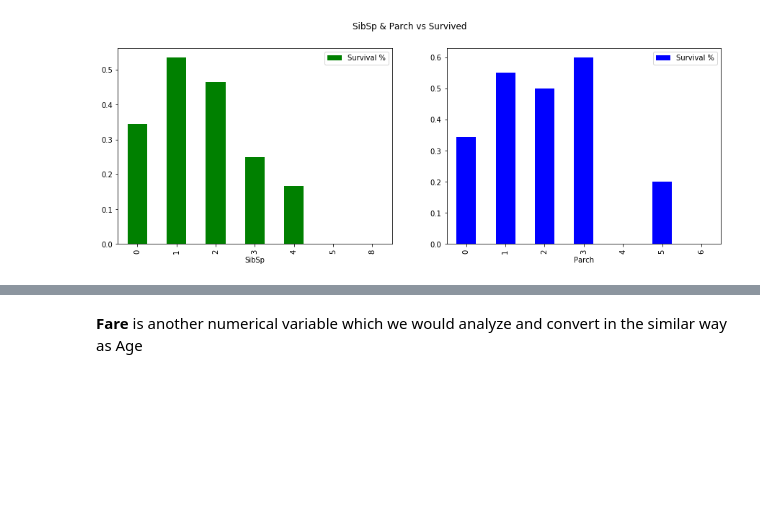
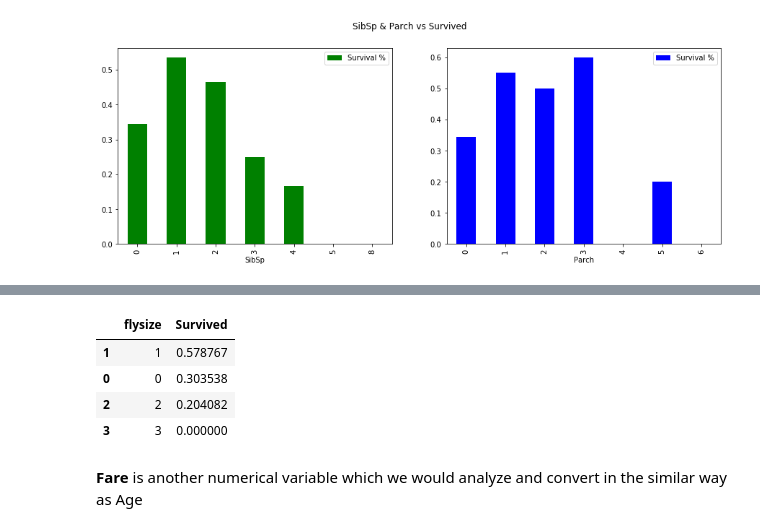
Before and after one commit to Rajesh-Nair/Feature-engineering-and-EDA-using-python, a Jupyter notebook: Titanic-analysis.ipynb, the cells around one changed output, grey strips where cells are left out. Saved outputs shown, nothing was run; the diff lists cells and outputs as text; code cells hidden in the pictures; blank space fills up the shorter version.

```diff
--- a/Titanic-analysis.ipynb
+++ b/Titanic-analysis.ipynb
@@ -411,3 +444,12 @@ As you would see generally, the chances of Survival is more for mid size familie
+# %%
+# Family size vs Survival (by rate)
+df_titan_train.groupby('flysize',as_index=False)['Survived'].mean().sort_values('Survived', ascending=False)
+# %% [output]
+|  | flysize | Survived |
+| 1 | 1 | 0.578767 |
+| 0 | 0 | 0.303538 |
+| 2 | 2 | 0.204082 |
+| 3 | 3 | 0.000000 |
 # %% [markdown]
 **Fare** is another numerical variable which we would analyze and convert in the similar way as Age
 # %%
```
Also changed, not shown: parts of 13 cells of this notebook, 3 other files.
